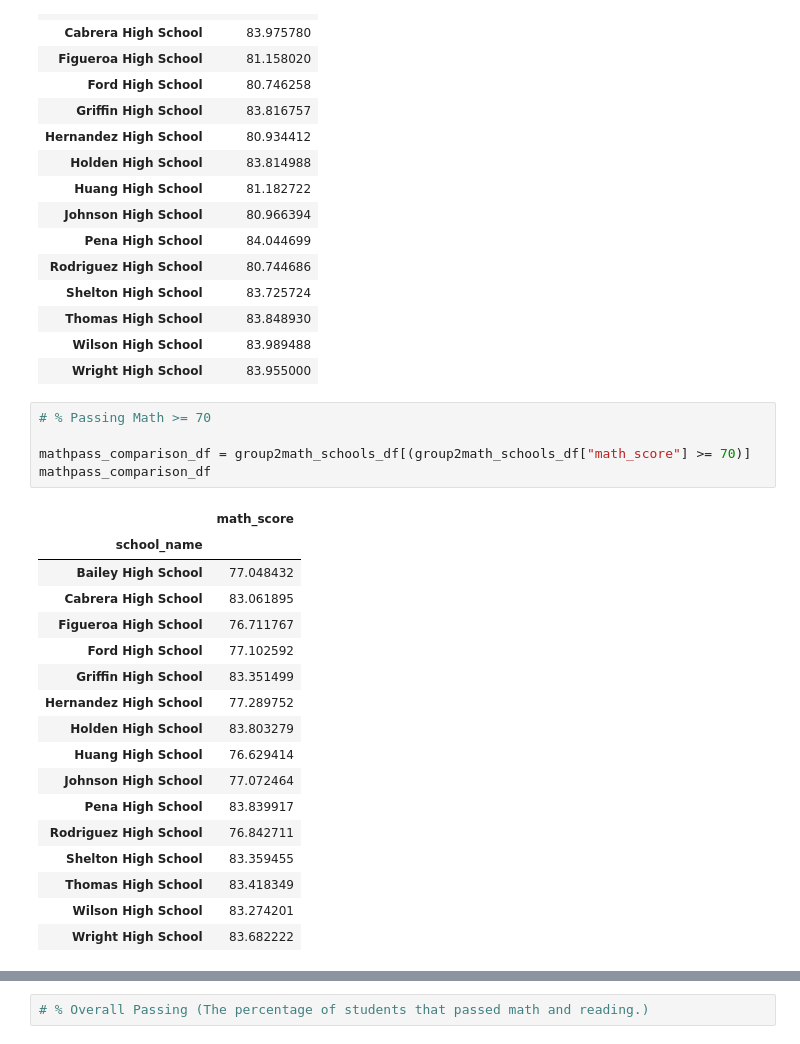
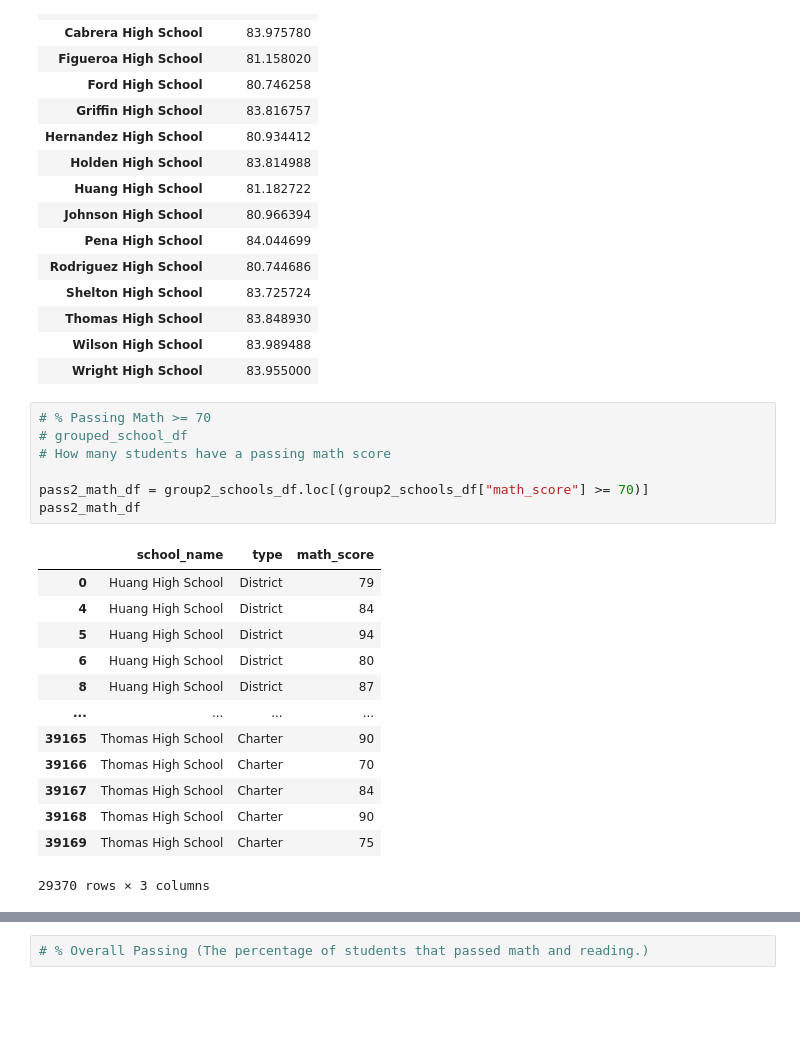
Before and after one commit to lgrayes/pandas-challenge, a Jupyter notebook: PyCitySchools/DF1complete.ipynb, the cells around one changed output, grey strips where cells are left out. Drawn from its saved outputs; the diff is of its cells as text; blank space fills up the shorter version.

```diff
--- a/PyCitySchools/DF1complete.ipynb
+++ b/PyCitySchools/DF1complete.ipynb
@@ -368,26 +398,24 @@ read_comparison_df
 | Thomas High School | 83.848930 |
 | Wilson High School | 83.989488 |
 | Wright High School | 83.955000 |
-# %%
-# % Passing Math >= 70
-
-mathpass_comparison_df = group2math_schools_df[(group2math_schools_df["math_score"] >= 70)]
-mathpass_comparison_df
-# %% [output]
-|  | math_score |
-| school_name |  |
-| Bailey High School | 77.048432 |
-| Cabrera High School | 83.061895 |
-| Figueroa High School | 76.711767 |
-| Ford High School | 77.102592 |
-| Griffin High School | 83.351499 |
-| Hernandez High School | 77.289752 |
-| Holden High School | 83.803279 |
-| Huang High School | 76.629414 |
-| Johnson High School | 77.072464 |
-| Pena High School | 83.839917 |
-| Rodriguez High School | 76.842711 |
-| Shelton High School | 83.359455 |
-| Thomas High School | 83.418349 |
-| Wilson High School | 83.274201 |
-| Wright High School | 83.682222 |
+# %%
+# % Passing Math >= 70
+# grouped_school_df
+# How many students have a passing math score
+
+pass2_math_df = group2_schools_df.loc[(group2_schools_df["math_score"] >= 70)]
+pass2_math_df
+# %% [output]
+|  | school_name | type | math_score |
+| 0 | Huang High School | District | 79 |
+| 4 | Huang High School | District | 84 |
+| 5 | Huang High School | District | 94 |
+| 6 | Huang High School | District | 80 |
+| 8 | Huang High School | District | 87 |
+| ... | ... | ... | ... |
+| 39165 | Thomas High School | Charter | 90 |
+| 39166 | Thomas High School | Charter | 70 |
+| 39167 | Thomas High School | Charter | 84 |
+| 39168 | Thomas High School | Charter | 90 |
+| 39169 | Thomas High School | Charter | 75 |
+29370 rows × 3 columns
```
Also changed, not shown: parts of 7 cells of this notebook.
